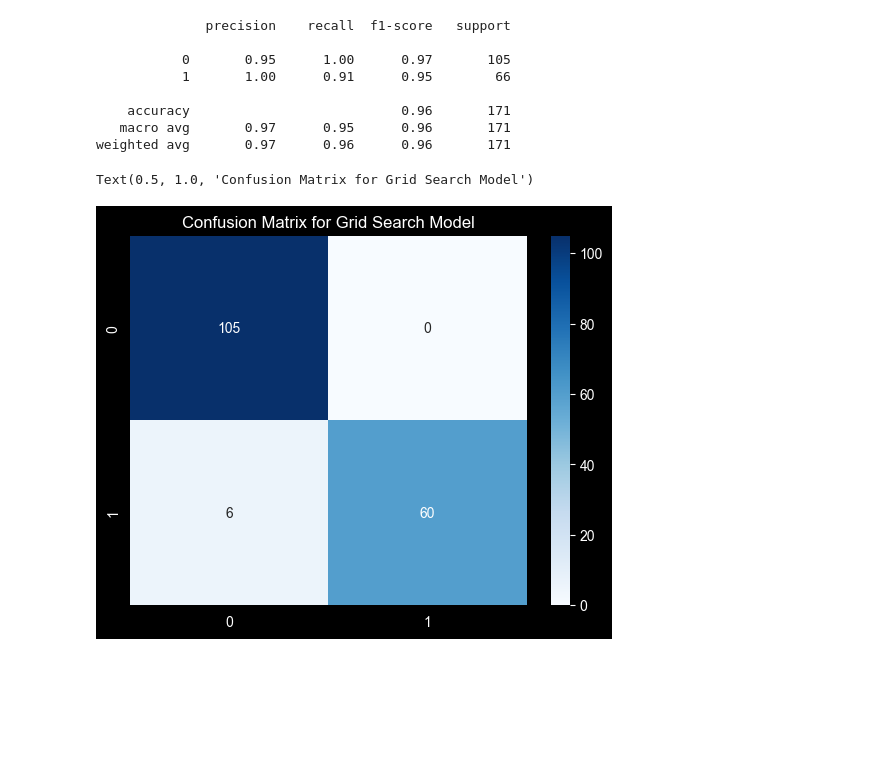
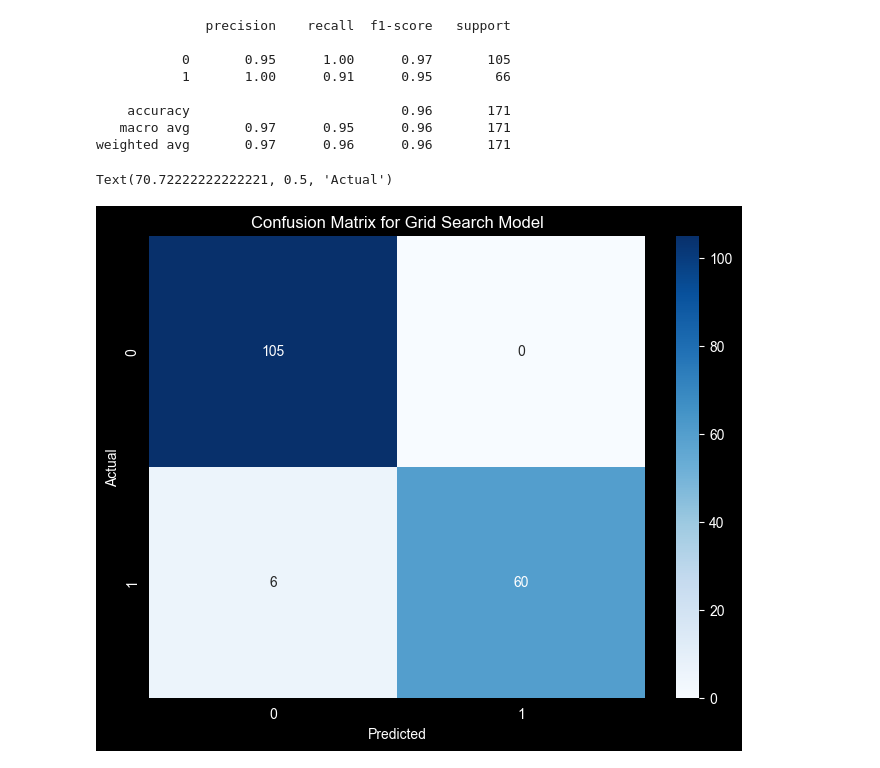
Before and after one commit to kanishkay/Breast_Cancer_Detection, a Jupyter notebook: Breast_Cancer_with_SVM.ipynb, the cells around one changed output. Cells and saved outputs as stored; diff of their text form; code cells hidden in the pictures; blank space fills up the shorter version.

Commit message:
Modified the Breast_Cancer_with_SVM.ipynb with visualizations and conclusion

```diff
--- a/Breast_Cancer_with_SVM.ipynb
+++ b/Breast_Cancer_with_SVM.ipynb
@@ -203,8 +206,11 @@ print(classification_report(y_test, grid_preds))
    macro avg       0.97      0.95      0.96       171
 weighted avg       0.97      0.96      0.96       171
 # %%
+plt.figure(figsize=(8,6))
 sns.heatmap(confusion_matrix(y_test, grid_preds), annot=True, fmt='d', cmap='Blues')
 plt.title('Confusion Matrix for Grid Search Model')
+plt.xlabel('Predicted')  # Add this
+plt.ylabel('Actual')
 # %% [output]
-Text(0.5, 1.0, 'Confusion Matrix for Grid Search Model')
+Text(70.72222222222221, 0.5, 'Actual')
-[figure, old version]
+[figure, new version]
```
Also changed, not shown: parts of 6 cells of this notebook.
